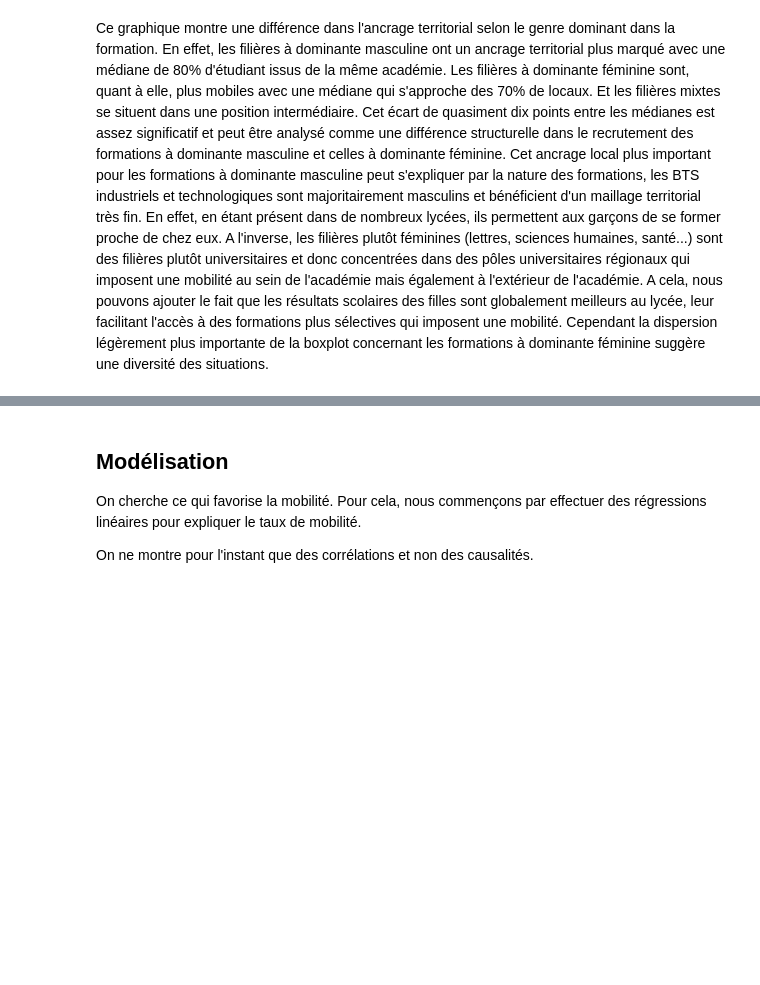
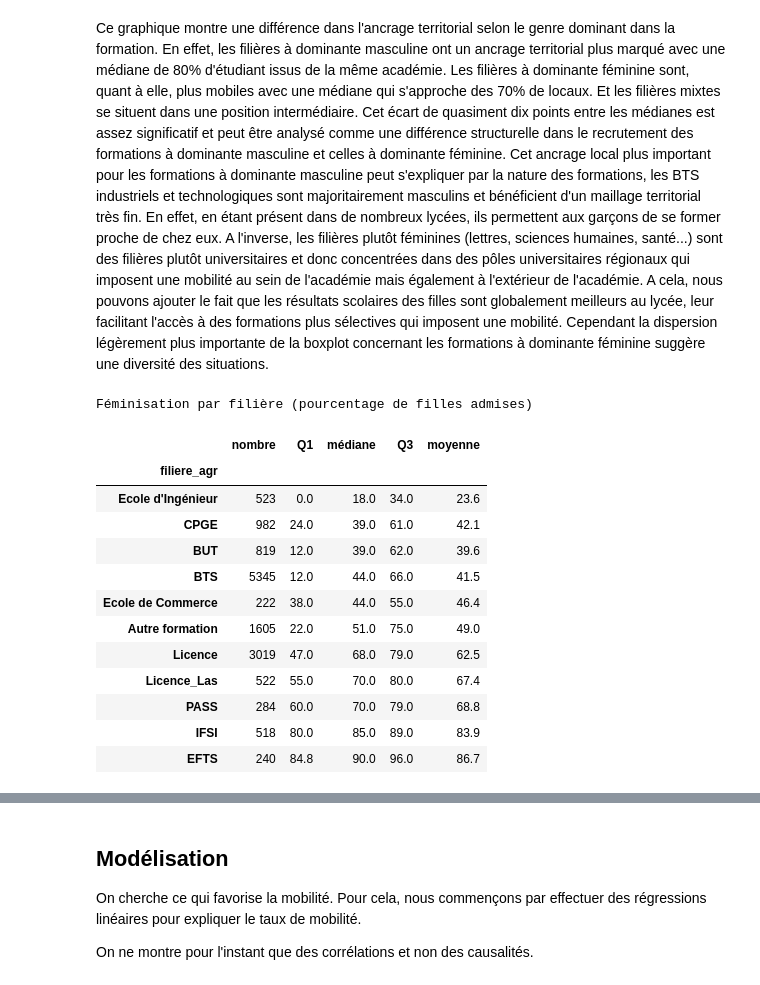
Before and after one commit to elise-m1/Projet-python-data-science, a Jupyter notebook: main.ipynb, the cells around one changed output, grey strips where cells are left out. Saved outputs shown, nothing was run; the diff lists cells and outputs as text; code cells hidden in the pictures; blank space fills up the shorter version.

Commit message:
analyse descriptive de base pour le genre

```diff
--- a/main.ipynb
+++ b/main.ipynb
@@ -693,3 +716,22 @@ Ce graphique montre une différence dans l'ancrage territorial selon le genre do
 Cet ancrage local plus important pour les formations à dominante masculine peut s'expliquer par la nature des formations, les BTS industriels et technologiques sont majoritairement masculins et bénéficient d'un maillage territorial très fin. En effet, en étant présent dans de nombreux lycées, ils permettent aux garçons de se former proche de chez eux. A l'inverse, les filières plutôt féminines (lettres, sciences humaines, santé...) sont des filières plutôt universitaires et donc concentrées dans des pôles universitaires régionaux qui imposent une mobilité au sein de l'académie mais également à l'extérieur de l'académie.
 A cela, nous pouvons ajouter le fait que les résultats scolaires des filles sont globalement meilleurs au lycée, leur facilitant l'accès à des formations plus sélectives qui imposent une mobilité.
 Cependant la dispersion légèrement plus importante de la boxplot concernant les formations à dominante féminine suggère une diversité des situations.
+# %%
+print("Féminisation par filière (pourcentage de filles admises)")
+stats_genre = decrire_donnees(df, "filiere_agr", "part_filles")
+display(stats_genre)
+# %% [output]
+Féminisation par filière (pourcentage de filles admises)
+|  | nombre | Q1 | médiane | Q3 | moyenne |
+| filiere_agr |  |  |  |  |  |
+| Ecole d'Ingénieur | 523 | 0.0 | 18.0 | 34.0 | 23.6 |
+| CPGE | 982 | 24.0 | 39.0 | 61.0 | 42.1 |
+| BUT | 819 | 12.0 | 39.0 | 62.0 | 39.6 |
+| BTS | 5345 | 12.0 | 44.0 | 66.0 | 41.5 |
+| Ecole de Commerce | 222 | 38.0 | 44.0 | 55.0 | 46.4 |
+| Autre formation | 1605 | 22.0 | 51.0 | 75.0 | 49.0 |
+| Licence | 3019 | 47.0 | 68.0 | 79.0 | 62.5 |
+| Licence_Las | 522 | 55.0 | 70.0 | 80.0 | 67.4 |
+| PASS | 284 | 60.0 | 70.0 | 79.0 | 68.8 |
+| IFSI | 518 | 80.0 | 85.0 | 89.0 | 83.9 |
+| EFTS | 240 | 84.8 | 90.0 | 96.0 | 86.7 |
```
Also changed, not shown: parts of 6 cells of this notebook.
